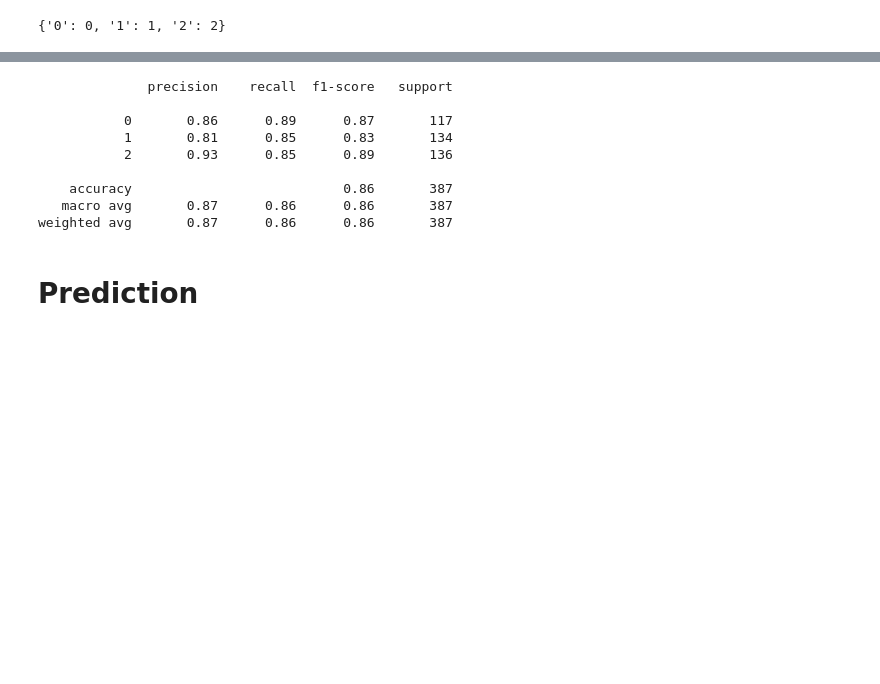
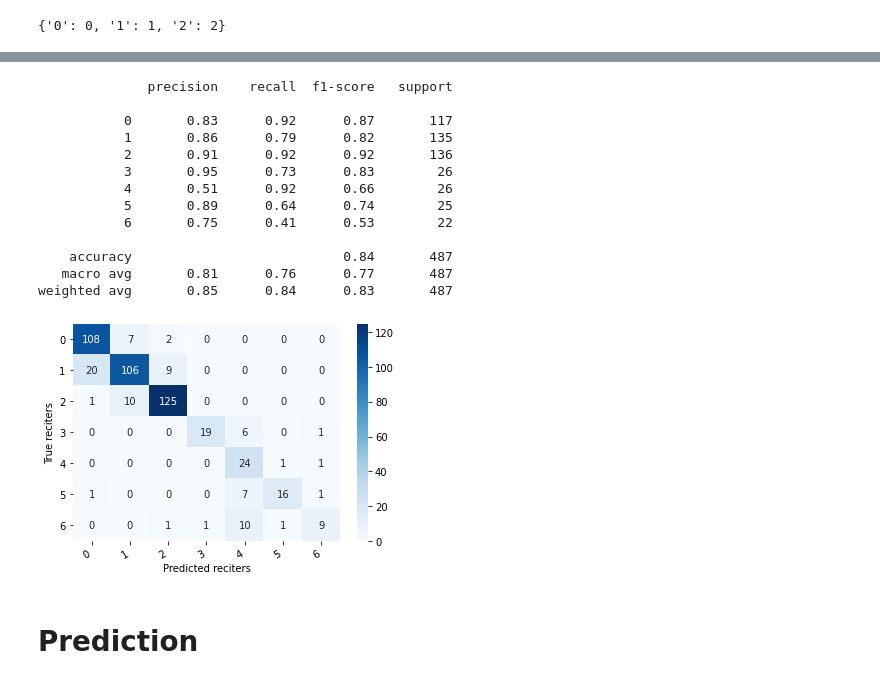
Before and after one commit to OmarMohammed88/AR-Emotion-Recognition, a Jupyter notebook: notebooks/Ar_Emotion_recognitionWav2Vec2.ipynb, the cells around one changed output, grey strips where cells are left out. Saved outputs shown, nothing was run; the diff lists cells and outputs as text; code cells hidden in the pictures; blank space fills up the shorter version.

```diff
--- a/notebooks/Ar_Emotion_recognitionWav2Vec2.ipynb
+++ b/notebooks/Ar_Emotion_recognitionWav2Vec2.ipynb
@@ -387,9 +333,9 @@ class Wav2Vec2ClassificationHead(nn.Module):
     def forward(self, features, **kwargs):
         x = features
         x = self.dropout(x)
-        x = self.dense(x)
-        x = torch.tanh(x)
-        x = self.dropout(x)
+        # x = self.dense(x)
+        # x = torch.tanh(x)
+        # x = self.dropout(x)
         x = self.out_proj(x)
         return x
 
@@ -461,7 +407,7 @@ class Wav2Vec2ForSpeechClassification(Wav2Vec2PreTrainedModel):
                 loss_fct = MSELoss()
                 loss = loss_fct(logits.view(-1, self.num_labels), labels)
             elif self.config.problem_type == "single_label_classification":
-                loss_fct = CrossEntropyLoss()
+                loss_fct = CrossEntropyLoss(weight = weights.cuda())
                 loss = loss_fct(logits.view(-1, self.num_labels), labels.view(-1))
             elif self.config.problem_type == "multi_label_classification":
                 loss_fct = BCEWithLogitsLoss()
@@ -799,6 +692,6 @@ Let's first load the pretrained checkpoint.
 import librosa
 from sklearn.metrics import classification_report
 # %%
-test_dataset = load_dataset("csv", data_files={"test": "/content/output/test.csv"}, delimiter="\t")["test"]
+test_dataset = load_dataset("csv", data_files={"test": "/content/test.csv"}, delimiter="\t")["test"]
 test_dataset
 # %% [output]
@@ -821,10 +713,9 @@ Device: cuda
 # model = Wav2Vec2ForSpeechClassification.from_pretrained(model_name_or_path).to(device)
 # %%
 def speech_file_to_array_fn(batch):
-    speech_array, sampling_rate = torchaudio.load(batch["file_name"])
-    speech_array = speech_array.squeeze().numpy()
+    speech_array, sampling_rate = librosa.load(batch["name"])
     speech_array = librosa.resample(np.asarray(speech_array), sampling_rate, processor.feature_extractor.sampling_rate)
-
+    speech_array = speech_array.squeeze()
     batch["speech"] = speech_array
     return batch
 
@@ -833,10 +724,9 @@ def predict(batch):
     features = processor(batch["speech"], sampling_rate=processor.feature_extractor.sampling_rate, return_tensors="pt", padding=True)
 
     input_values = features.input_values.to(device)
-    attention_mask = features.attention_mask.to(device)
 
     with torch.no_grad():
-        logits = model(input_values, attention_mask=attention_mask).logits
+        logits = model(input_values).logits
 
     pred_ids = torch.argmax(logits, dim=-1).detach().cpu().numpy()
     batch["predicted"] = pred_ids
@@ -870,17 +757,37 @@ int
 # %%
-label_names = ['0','1','2']
+label_names=['0', '1', '2', '3', '4', '5','6']
 # %%
-print(classification_report(y_true, y_pred, target_names=label_names))
+print(classification_report(result["emotion"], result["predicted"], target_names=label_names))
 # %% [output]
               precision    recall  f1-score   support
 
-           0       0.86      0.89      0.87       117
-           1       0.81      0.85      0.83       134
-           2       0.93      0.85      0.89       136
+           0       0.83      0.92      0.87       117
+           1       0.86      0.79      0.82       135
+           2       0.91      0.92      0.92       136
+           3       0.95      0.73      0.83        26
+           4       0.51      0.92      0.66        26
+           5       0.89      0.64      0.74        25
+           6       0.75      0.41      0.53        22
 
-    accuracy                           0.86       387
-   macro avg       0.87      0.86      0.86       387
-weighted avg       0.87      0.86      0.86       387
+    accuracy                           0.84       487
+   macro avg       0.81      0.76      0.77       487
+weighted avg       0.85      0.84      0.83       487
+# %%
+from sklearn.metrics import confusion_matrix, classification_report
+import seaborn as sns
+import matplotlib.pyplot as plt
+
+def show_confusion_matrix(confusion_matrix):
+  hmap = sns.heatmap(confusion_matrix, annot=True, fmt="d", cmap="Blues")
+  hmap.yaxis.set_ticklabels(hmap.yaxis.get_ticklabels(), rotation=0, ha='right')
+  hmap.xaxis.set_ticklabels(hmap.xaxis.get_ticklabels(), rotation=30, ha='right')
+  plt.ylabel('True reciters')
+  plt.xlabel('Predicted reciters');
+cm = confusion_matrix(result['emotion'], result['predicted'])
+df_cm = pd.DataFrame(cm, index=label_names, columns=label_names)
+show_confusion_matrix(df_cm)
+# %% [output]
+[figure, added]
 # %% [markdown]
 # Prediction
 # %%
```
Also changed, not shown: parts of 52 cells of this notebook.
